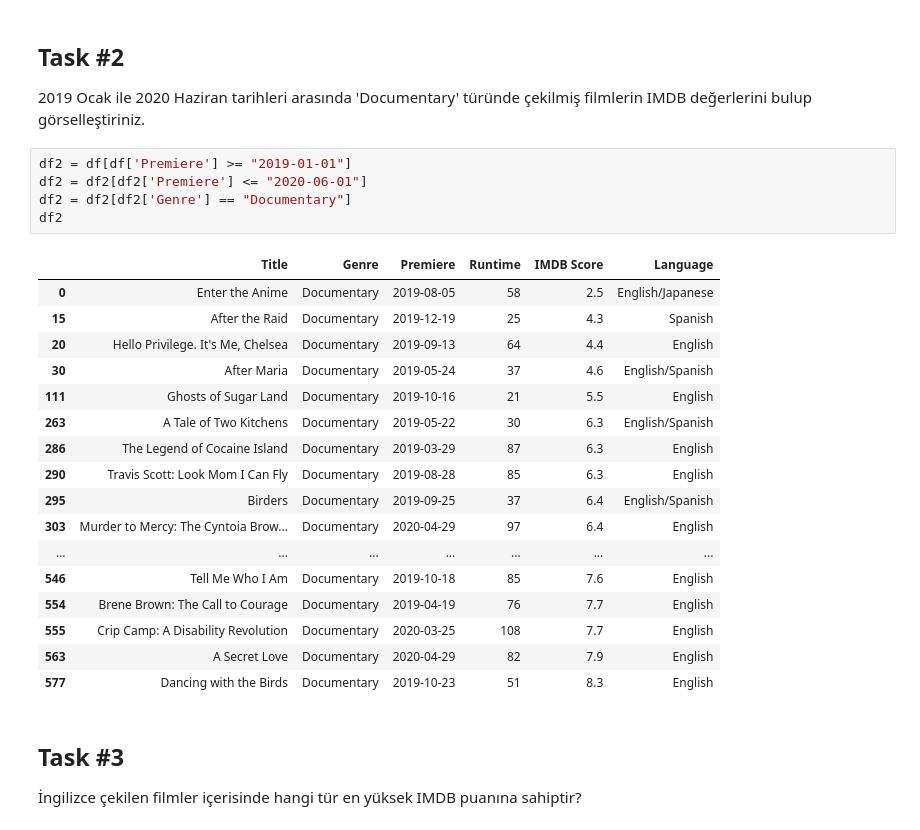
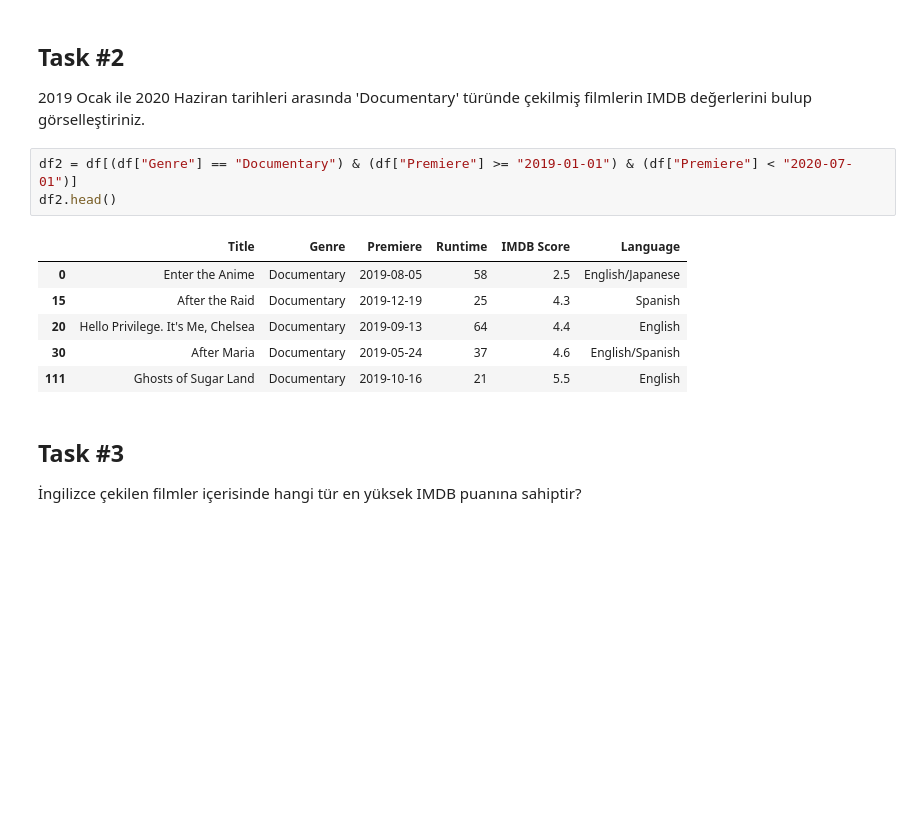
Before and after one commit to sinansarikaya/Netflix-Analysis, a Jupyter notebook: netflix.ipynb, the cells around one changed output. Drawn from its saved outputs; the diff is of its cells as text; blank space fills up the shorter version.

```diff
--- a/netflix.ipynb
+++ b/netflix.ipynb
@@ -89,28 +87,15 @@ ax.set(xlabel="Number of Movies")
 
 2019 Ocak ile 2020 Haziran tarihleri arasında 'Documentary' türünde çekilmiş filmlerin IMDB değerlerini bulup görselleştiriniz.
 # %%
-df2 = df[df['Premiere'] >= "2019-01-01"]
-df2 = df2[df2['Premiere'] <= "2020-06-01"]
-df2 = df2[df2['Genre'] == "Documentary"]
-df2
+df2 = df[(df["Genre"] == "Documentary") & (df["Premiere"] >= "2019-01-01") & (df["Premiere"] < "2020-07-01")]
+df2.head()
 # %% [output]
 |  | Title | Genre | Premiere | Runtime | IMDB Score | Language |
 | 0 | Enter the Anime | Documentary | 2019-08-05 | 58 | 2.5 | English/Japanese |
 | 15 | After the Raid | Documentary | 2019-12-19 | 25 | 4.3 | Spanish |
 | 20 | Hello Privilege. It's Me, Chelsea | Documentary | 2019-09-13 | 64 | 4.4 | English |
 | 30 | After Maria | Documentary | 2019-05-24 | 37 | 4.6 | English/Spanish |
 | 111 | Ghosts of Sugar Land | Documentary | 2019-10-16 | 21 | 5.5 | English |
-| 263 | A Tale of Two Kitchens | Documentary | 2019-05-22 | 30 | 6.3 | English/Spanish |
-| 286 | The Legend of Cocaine Island | Documentary | 2019-03-29 | 87 | 6.3 | English |
-| 290 | Travis Scott: Look Mom I Can Fly | Documentary | 2019-08-28 | 85 | 6.3 | English |
-| 295 | Birders | Documentary | 2019-09-25 | 37 | 6.4 | English/Spanish |
-| 303 | Murder to Mercy: The Cyntoia Brow... | Documentary | 2020-04-29 | 97 | 6.4 | English |
-| ... | ... | ... | ... | ... | ... | ... |
-| 546 | Tell Me Who I Am | Documentary | 2019-10-18 | 85 | 7.6 | English |
-| 554 | Brene Brown: The Call to Courage | Documentary | 2019-04-19 | 76 | 7.7 | English |
-| 555 | Crip Camp: A Disability Revolution | Documentary | 2020-03-25 | 108 | 7.7 | English |
-| 563 | A Secret Love | Documentary | 2020-04-29 | 82 | 7.9 | English |
-| 577 | Dancing with the Birds | Documentary | 2019-10-23 | 51 | 8.3 | English |
 # %% [markdown]
 ## **Task #3**
 
```
Also changed, not shown: parts of 30 cells of this notebook.
